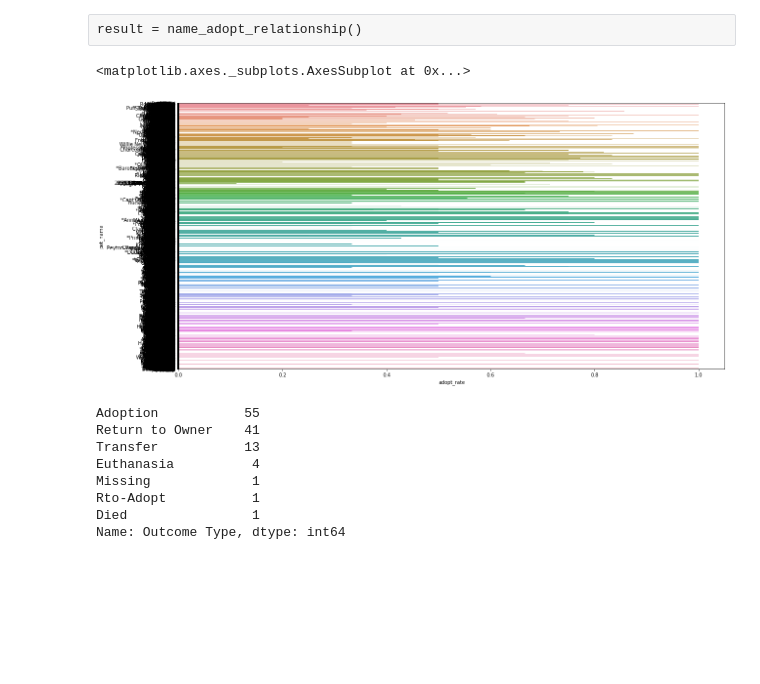
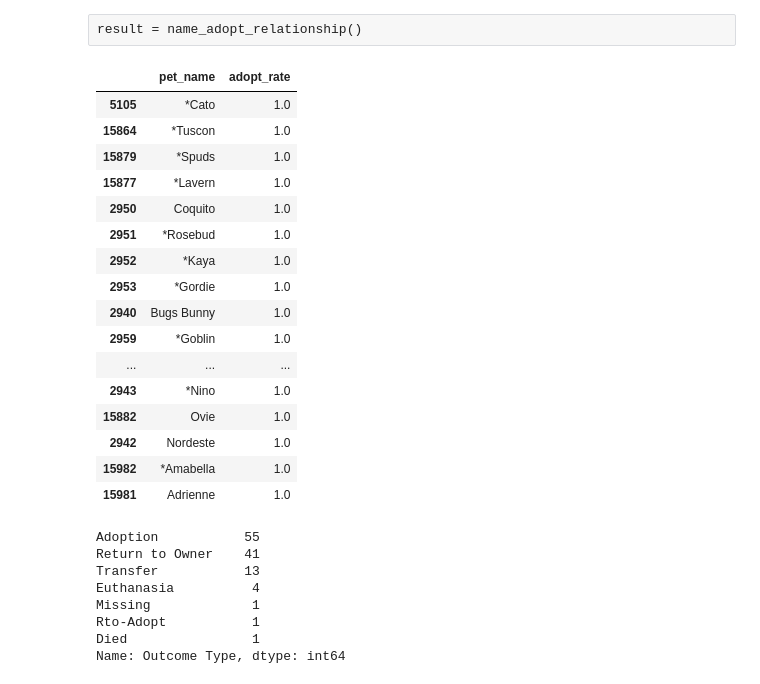
Before and after one commit to Jacqueline-A-Shay/Animal_Shelter, a Jupyter notebook: u.ipynb, the cells around one changed output. Cells and saved outputs as stored; diff of their text form; code cells hidden in the pictures; blank space fills up the shorter version.

```diff
--- a/u.ipynb
+++ b/u.ipynb
@@ -107,9 +106,24 @@ result.head(5)
-# %%
-plt.figure(figsize=(20,10))
-sns.barplot(x="adopt_rate", y="pet_name", data=result)
-# %% [output]
-<matplotlib.axes._subplots.AxesSubplot at 0x...>
-[figure, removed]
+# %%
+# top30 names
+result.iloc[0:30]
+# %% [output]
+|  | pet_name | adopt_rate |
+| 5105 | *Cato | 1.0 |
+| 15864 | *Tuscon | 1.0 |
+| 15879 | *Spuds | 1.0 |
+| 15877 | *Lavern | 1.0 |
+| 2950 | Coquito | 1.0 |
+| 2951 | *Rosebud | 1.0 |
+| 2952 | *Kaya | 1.0 |
+| 2953 | *Gordie | 1.0 |
+| 2940 | Bugs Bunny | 1.0 |
+| 2959 | *Goblin | 1.0 |
+| ... | ... | ... |
+| 2943 | *Nino | 1.0 |
+| 15882 | Ovie | 1.0 |
+| 2942 | Nordeste | 1.0 |
+| 15982 | *Amabella | 1.0 |
+| 15981 | Adrienne | 1.0 |
 # %%
 import seaborn as sns
 import matplotlib.pyplot as plt
```
Also changed, not shown: parts of 2 cells of this notebook.
